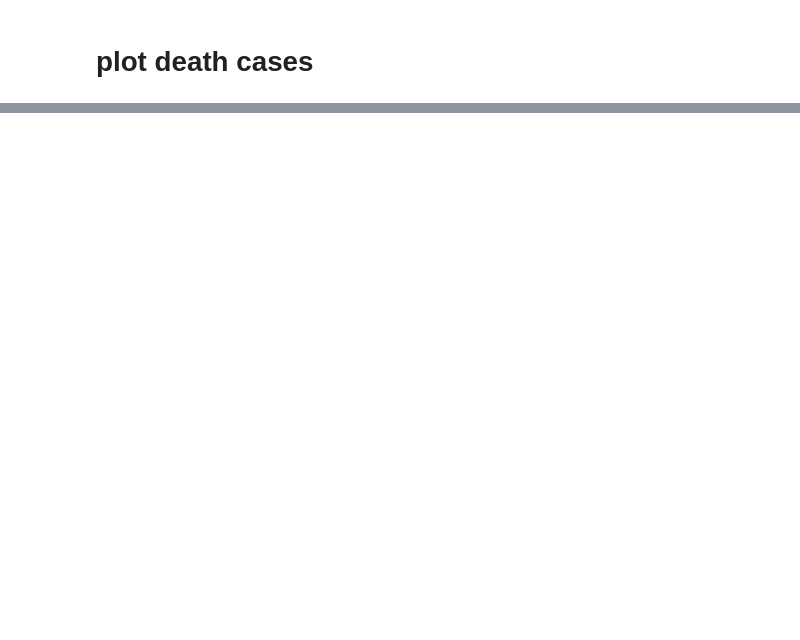
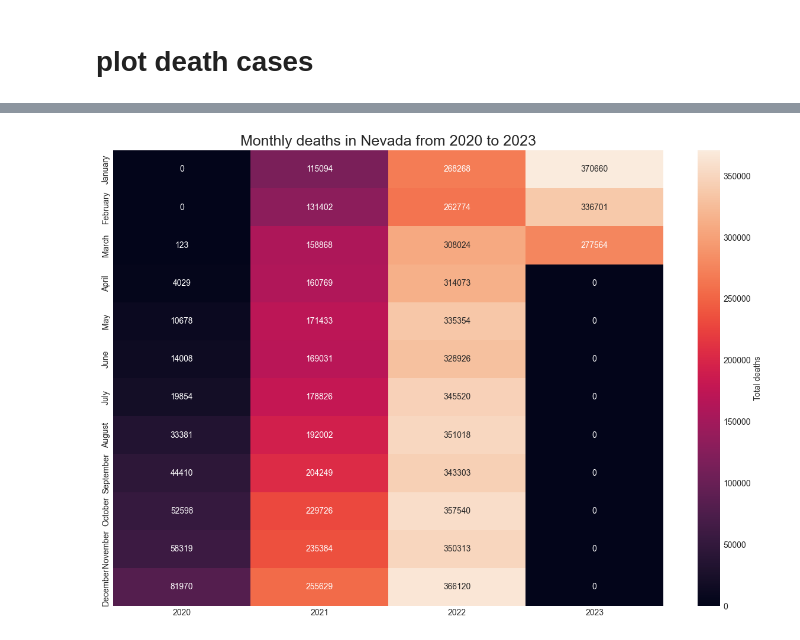
Before and after one commit to jenlcmc/COVID19-Data-Visualization, a Jupyter notebook: covid19.ipynb, the cells around one changed output, grey strips where cells are left out. Cells and saved outputs as stored; diff of their text form; code cells hidden in the pictures; blank space fills up the shorter version.

```diff
--- a/covid19.ipynb
+++ b/covid19.ipynb
@@ -291,0 +352,5 @@ plotTesting(['New York','California', 'Nevada'], 'deaths')
+# %%
+# plot the heatmap for death cases of Nevada
+plotHeatMap('Nevada')
+# %% [output]
+[figure, added]
```
Also changed, not shown: parts of 19 cells of this notebook.
